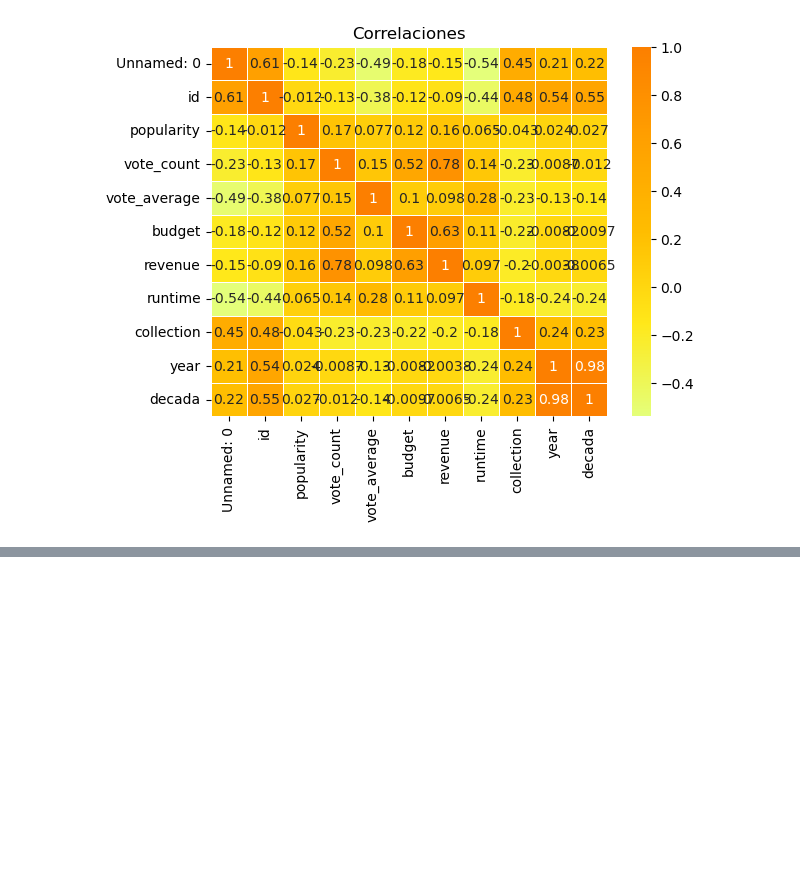
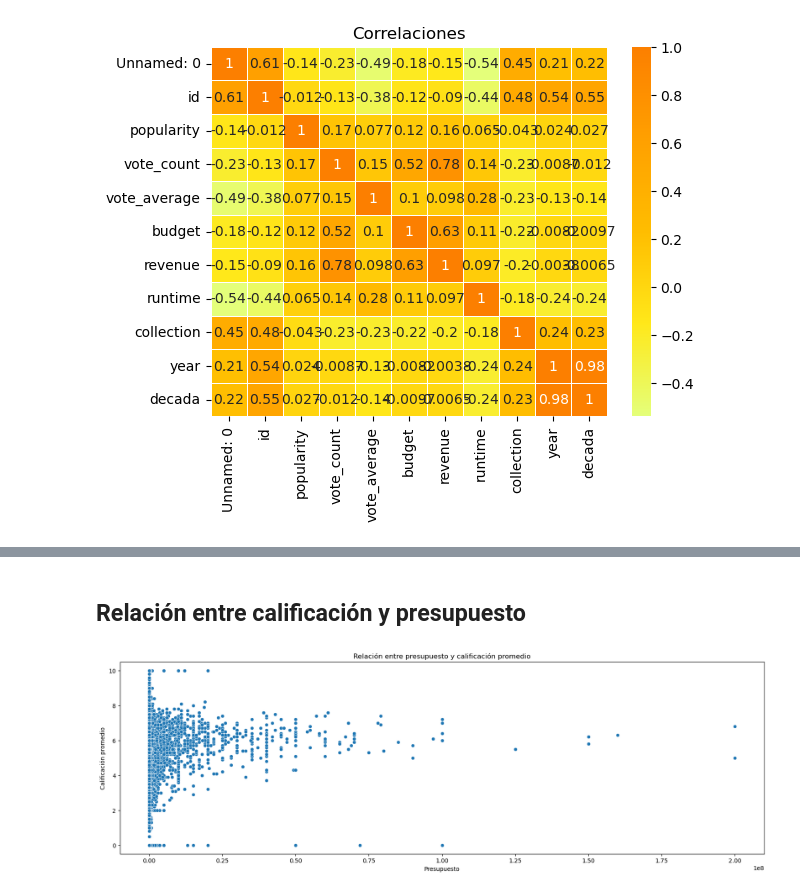
Before and after one commit to pomaremiliano/TI3001C, a Jupyter notebook: Graficas/Seaborn/Parte 2 Act 5.3.2.ipynb, the cells around one changed output, grey strips where cells are left out. Cells and saved outputs as stored; diff of their text form; code cells hidden in the pictures; blank space fills up the shorter version.

```diff
--- a/Graficas/Seaborn/Parte 2 Act 5.3.2.ipynb
+++ b/Graficas/Seaborn/Parte 2 Act 5.3.2.ipynb
@@ -93,0 +107,11 @@ plt.show()
+# %% [markdown]
+## Relación entre calificación y presupuesto
+# %%
+plt.figure(figsize=(20, 6))
+sns.scatterplot(data=df, x='budget', y='vote_average')
+plt.title('Relación entre presupuesto y calificación promedio')
+plt.xlabel('Presupuesto')
+plt.ylabel('Calificación promedio')
+plt.show()
+# %% [output]
+[figure, added]
```
Also changed, not shown: parts of 10 cells of this notebook.
